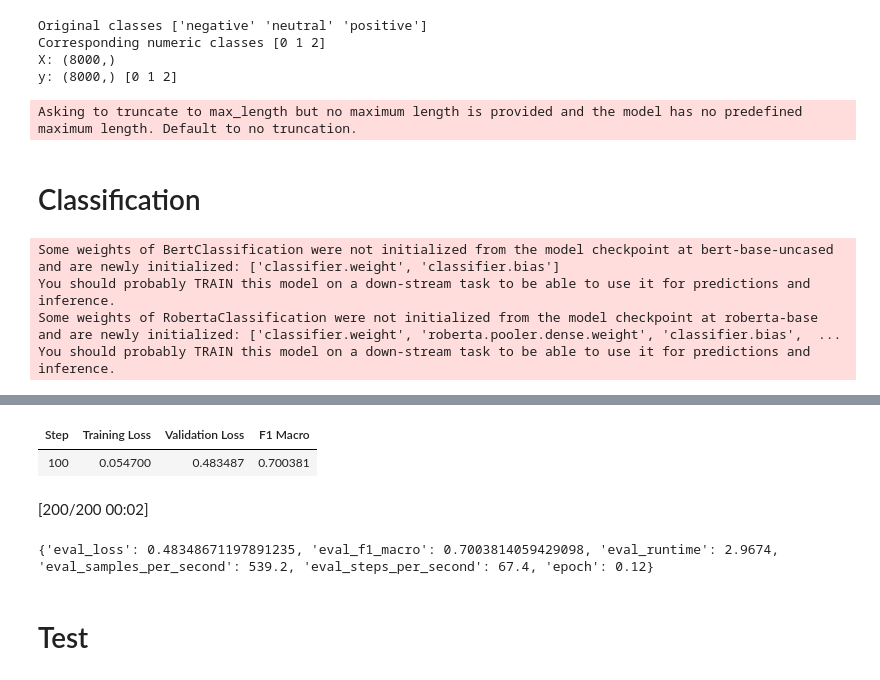
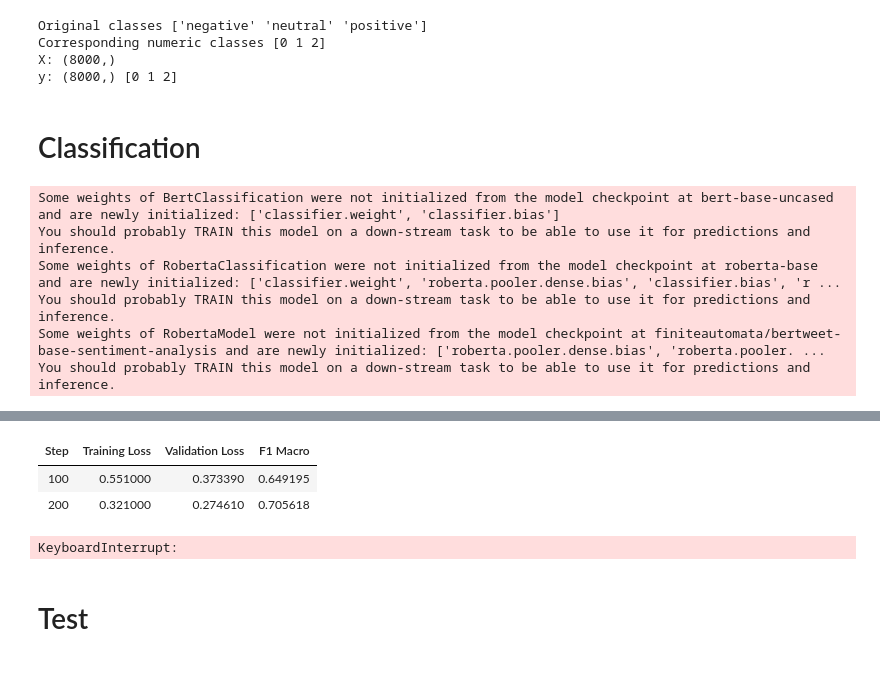
Before and after one commit to fas38/twitter-sentiment-analysis, a Jupyter notebook: deep_learning_pretrained_transformers_clf.ipynb, the cells around one changed output, grey strips where cells are left out. Cells and saved outputs as stored; diff of their text form; code cells hidden in the pictures.

```diff
--- a/deep_learning_pretrained_transformers_clf.ipynb
+++ b/deep_learning_pretrained_transformers_clf.ipynb
@@ -27,6 +27,6 @@ def preprocess(text):
 # %%
-df['words_str'] = df['text'].apply(preprocess)
-df_test['words_str'] = df_test['text'].apply(preprocess)
+# df['words_str'] = df['text'].apply(preprocess)
+# df_test['words_str'] = df_test['text'].apply(preprocess)
 # %%
 from sklearn import preprocessing
 from transformers import BertTokenizer, BertModel, BertPreTrainedModel, TrainingArguments, Trainer
@@ -71,12 +71,12 @@ tokenizer_bert = BertTokenizer.from_pretrained('bert-base-uncased')
 tokenizer_roberta = RobertaTokenizer.from_pretrained('roberta-base')
 tokenizer_twitter = AutoTokenizer.from_pretrained('cardiffnlp/twitter-roberta-base')
 tokenizer_twitter_sentiment = AutoTokenizer.from_pretrained('cardiffnlp/twitter-roberta-base-sentiment-latest')
+tokenizer_mpnet = AutoTokenizer.from_pretrained('sentence-transformers/stsb-mpnet-base-v2')
+tokenizer_bert_twitter = AutoTokenizer.from_pretrained('finiteautomata/bertweet-base-sentiment-analysis')
 # %%
-tokenizer = tokenizer_twitter_sentiment
+tokenizer = tokenizer_bert_twitter
 train_encodings = tokenizer(train_texts.tolist(), truncation=True, padding=True)
 val_encodings = tokenizer(val_texts.tolist(), truncation=True, padding=True)
-# %% [output]
-Asking to truncate to max_length but no maximum length is provided and the model has no predefined maximum length. Default to no truncation.
 # %% [markdown]
 # Classification
 # %%
@@ -308,13 +449,17 @@ val_dataset = ClassificationDataset(val_encodings, val_labels)
 model_bert = BertClassification.from_pretrained('bert-base-uncased')
 model_roberta = RobertaClassification.from_pretrained('roberta-base')
 model_twitter = RobertaClassificationTwitter_3()
+model_mpnet = MpnetClassification()
+model_bert_twitter = BertClassificationTwitter_3()
 # %% [output]
 Some weights of BertClassification were not initialized from the model checkpoint at bert-base-uncased and are newly initialized: ['classifier.weight', 'classifier.bias']
 You should probably TRAIN this model on a down-stream task to be able to use it for predictions and inference.
-Some weights of RobertaClassification were not initialized from the model checkpoint at roberta-base and are newly initialized: ['classifier.weight', 'roberta.pooler.dense.weight', 'classifier.bias',  ...
+Some weights of RobertaClassification were not initialized from the model checkpoint at roberta-base and are newly initialized: ['classifier.weight', 'roberta.pooler.dense.bias', 'classifier.bias', 'r ...
 You should probably TRAIN this model on a down-stream task to be able to use it for predictions and inference.
+Some weights of RobertaModel were not initialized from the model checkpoint at finiteautomata/bertweet-base-sentiment-analysis and are newly initialized: ['roberta.pooler.dense.bias', 'roberta.pooler. ...
+You should probably TRAIN this model on a down-stream task to be able to use it for predictions and inference.
 # %%
-model = model_twitter.to(device)
+model = model_bert_twitter.to(device)
 
 # Define training arguments and trainer
 training_args = TrainingArguments(
@@ -353,6 +498,6 @@ print(eval_results)
 | Step | Training Loss | Validation Loss | F1 Macro |
-| 100 | 0.054700 | 0.483487 | 0.700381 |
+| 100 | 0.551000 | 0.373390 | 0.649195 |
+| 200 | 0.321000 | 0.274610 | 0.705618 |
-[200/200 00:02]
-{'eval_loss': 0.48348671197891235, 'eval_f1_macro': 0.7003814059429098, 'eval_runtime': 2.9674, 'eval_samples_per_second': 539.2, 'eval_steps_per_second': 67.4, 'epoch': 0.12}
+KeyboardInterrupt:
 # %%
 # Save the model
```
Also changed, not shown: parts of 6 cells of this notebook, 9 other files.
